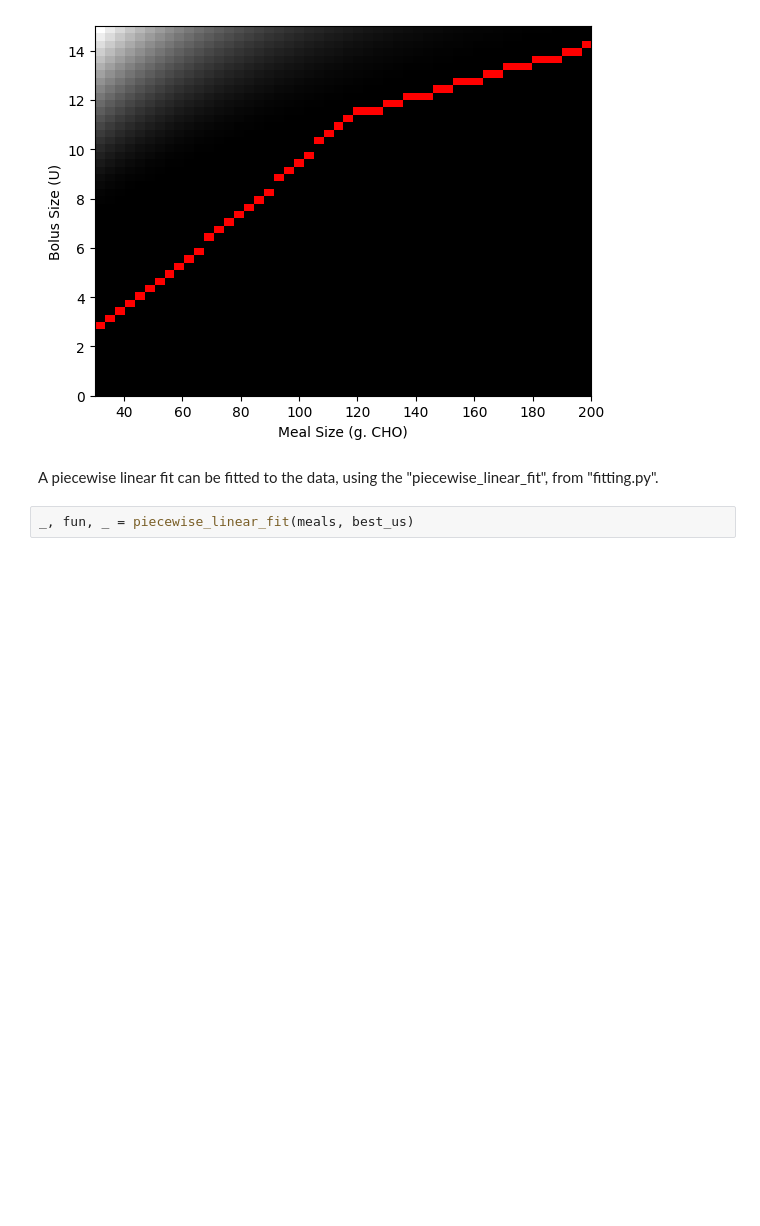
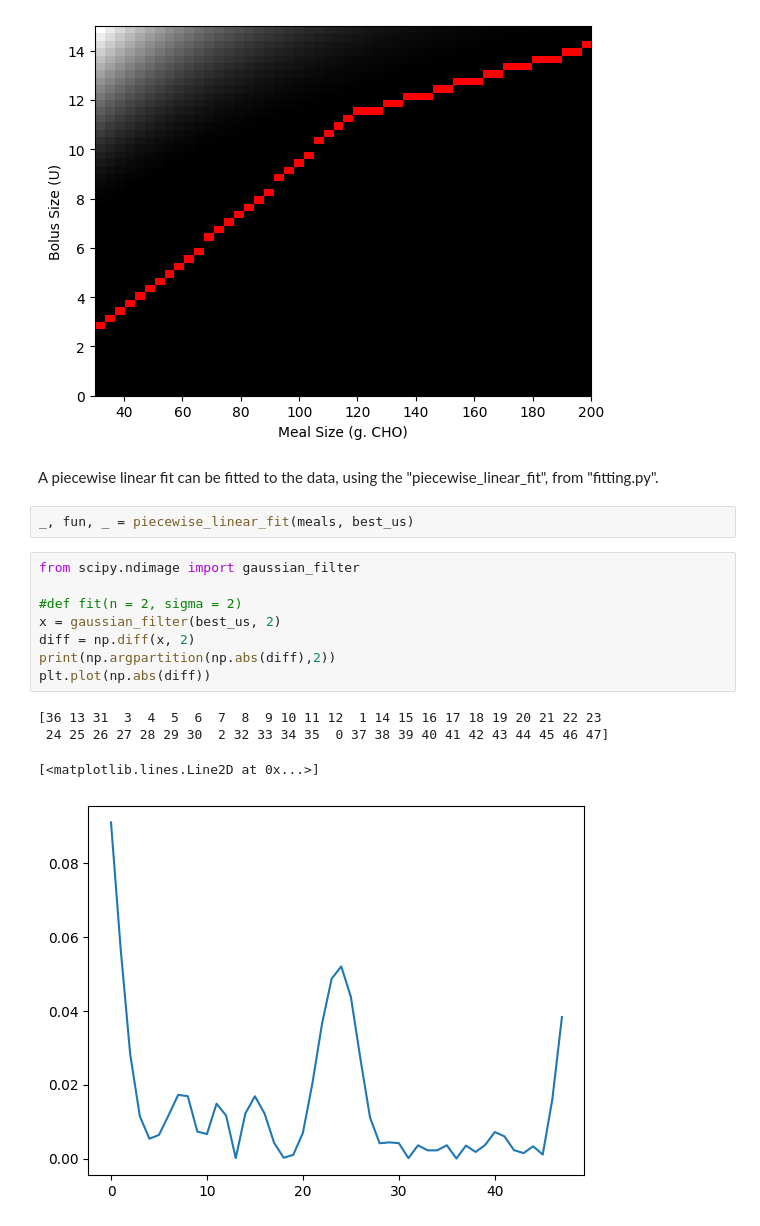
Before and after one commit to char056a/FagprojektRepo, a Jupyter notebook: MVPmodelExample.ipynb, the cells around one changed output. Saved outputs shown, nothing was run; the diff lists cells and outputs as text; blank space fills up the shorter version.

```diff
--- a/MVPmodelExample.ipynb
+++ b/MVPmodelExample.ipynb
@@ -97,4 +101,17 @@ meals, best_us = patient1.optimal_bolus(meal_idx = 0, min_U = 0, max_U = 15, max
 A piecewise linear fit can be fitted to the data, using the "piecewise_linear_fit", from "fitting.py".
 # %%
 _, fun, _ = piecewise_linear_fit(meals, best_us)
+# %%
+from scipy.ndimage import gaussian_filter
+
+#def fit(n = 2, sigma = 2)
+x = gaussian_filter(best_us, 2)
+diff = np.diff(x, 2)
+print(np.argpartition(np.abs(diff),2))
+plt.plot(np.abs(diff))
+# %% [output]
+[36 13 31  3  4  5  6  7  8  9 10 11 12  1 14 15 16 17 18 19 20 21 22 23
+ 24 25 26 27 28 29 30  2 32 33 34 35  0 37 38 39 40 41 42 43 44 45 46 47]
+[<matplotlib.lines.Line2D at 0x...>]
+[figure, added]
 # %%
```
Also changed, not shown: parts of 10 cells of this notebook, 1 other file.
